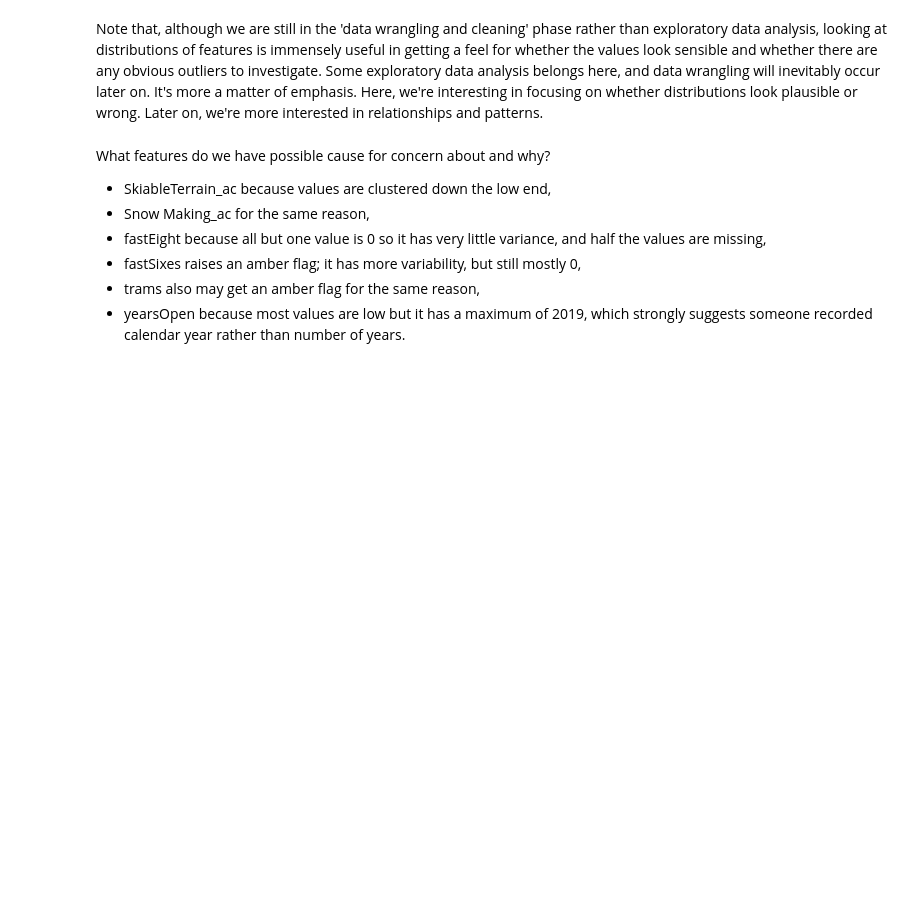
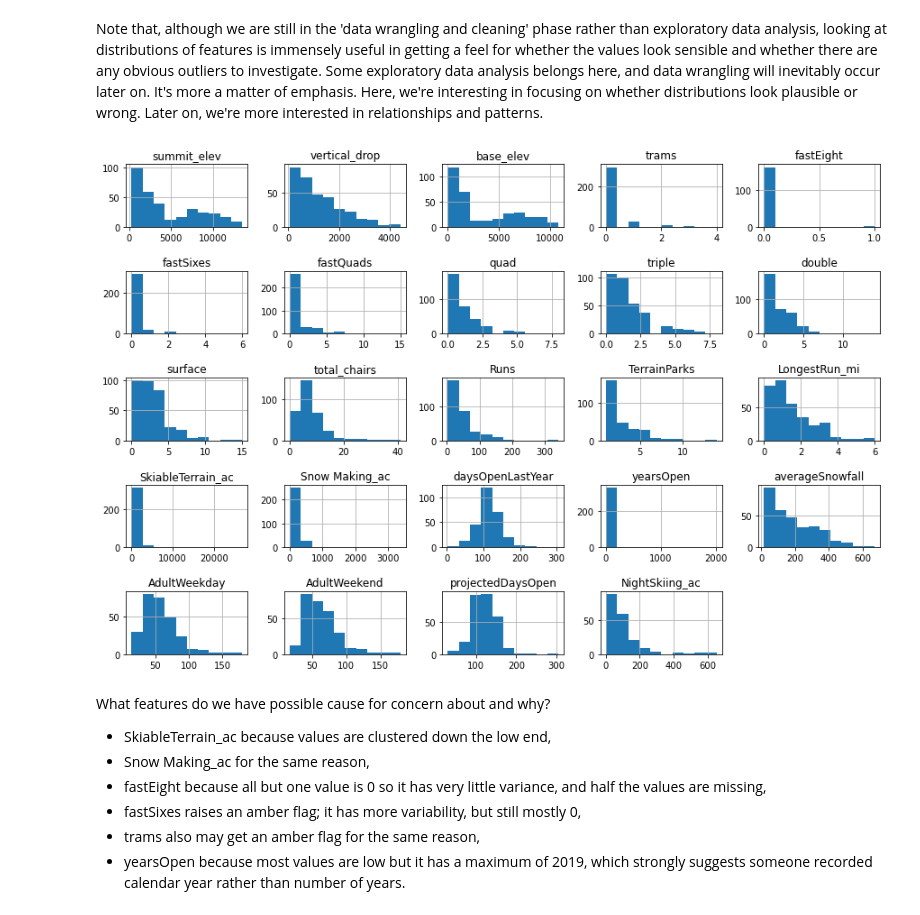
Before and after one commit to byongrakkim/DataScienceGuidedCapstone, a Jupyter notebook: Notebooks/02_data_wrangling.ipynb, the cells around one changed output. Saved outputs shown, nothing was run; the diff lists cells and outputs as text; code cells hidden in the pictures; blank space fills up the shorter version.

```diff
--- a/Notebooks/02_data_wrangling.ipynb
+++ b/Notebooks/02_data_wrangling.ipynb
@@ -543,12 +571,14 @@ Note that, although we are still in the 'data wrangling and cleaning' phase rath
 # %%
 #Code task 18#
 #Call ski_data's `hist` method to plot histograms of each of the numeric features
 #Try passing it an argument figsize=(15,10)
 #Try calling plt.subplots_adjust() with an argument hspace=0.5 to adjust the spacing
 #It's important you create legible and easy-to-read plots
-ski_data.___(___)
-#plt.subplots_adjust(hspace=___);
+ski_data.hist(figsize=(15,10))
+plt.subplots_adjust(hspace=0.7);
 #Hint: notice how the terminating ';' "swallows" some messy output and leads to a tidier notebook
+# %% [output]
+[figure, added]
 # %% [markdown]
 What features do we have possible cause for concern about and why?
 
```
Also changed, not shown: parts of 5 cells of this notebook.
